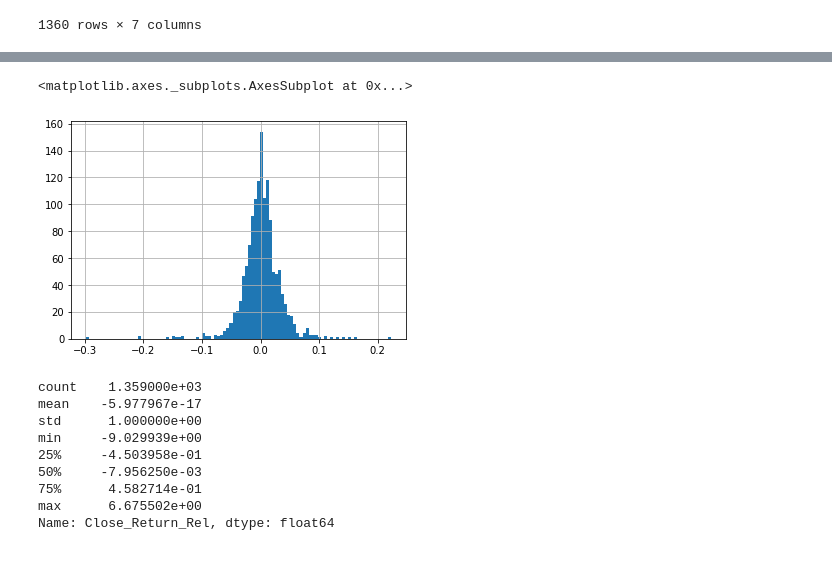
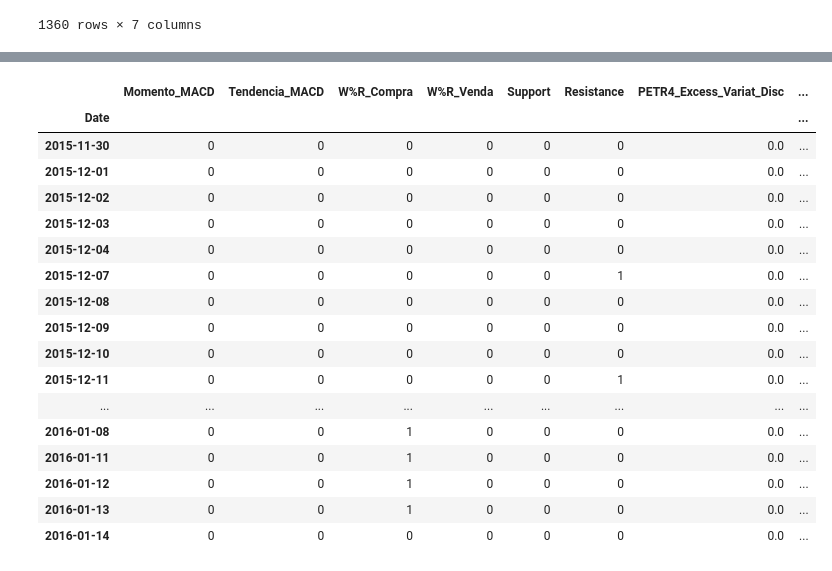
Before and after one commit to nakanoelio/I2A2-challenge-petr4-trad-sys, a Jupyter notebook: I2A2_PETR4_Naive_Bayes_2.ipynb, the cells around one changed output, grey strips where cells are left out. Drawn from its saved outputs; the diff is of its cells as text; code cells hidden in the pictures.

```diff
--- a/I2A2_PETR4_Naive_Bayes_2.ipynb
+++ b/I2A2_PETR4_Naive_Bayes_2.ipynb
@@ -121,14 +179,15 @@ def indicadores(stock_data):
 # %%
 def isSupport(df,i):
     #Estamos utilizando dados futuros!
-    support = df['Low'][i] <= df['Low'][i-1]  and df['Low'][i] <= df['Low'][i+1] and df['Low'][i] < df['Low'][i+2] and df['Low'][i] < df['Low'][i-2]
+    #support = df['Low'][i] <= df['Low'][i-1]  and df['Low'][i] <= df['Low'][i+1] and df['Low'][i] < df['Low'][i+2] and df['Low'][i] < df['Low'][i-2]
+    support = df['Low'][i-1] <= df['Low'][i-3]  and df['Low'][i-2] <= df['Low'][i-1] and df['Low'][i-2] < df['Low'][i] and df['Low'][i-2] < df['Low'][i-4]
 
     return support
 
 def isResistance(df,i):
     #Estamos utilizando dados futuros!
-    resistance = df['High'][i] > df['High'][i-1]  and df['High'][i] > df['High'][i+1] and df['High'][i] > df['High'][i+2] and df['High'][i] > df['High'][i-2]
-
+    #resistance = df['High'][i] > df['High'][i-1]  and df['High'][i] > df['High'][i+1] and df['High'][i] > df['High'][i+2] and df['High'][i] > df['High'][i-2]
+    resistance = df['High'][i-2] > df['High'][i-3]  and df['High'][i-2] > df['High'][i-1] and df['High'][i-2] > df['High'][i] and df['High'][i-2] > df['High'][i-4]
     return resistance
 # %%
 def isFarFromLevel(l,levels,s):
@@ -278,17 +307,2 @@ df_petr4_ind["PETR4_Excess_Variat_Disc"].hist(bins=100)
-# %%
-df_petr4_ind["Close_Return_Rel"].hist(bins=100)
-# %% [output]
-<matplotlib.axes._subplots.AxesSubplot at 0x...>
-[figure, removed]
 # %%
-((df_petr4_ind["Close_Return_Rel"]-df_petr4_ind["Close_Return_Rel"].mean())/df_petr4_ind["Close_Return_Rel"].std()).describe()
+#((df_petr4_ind["Close_Return_Rel"]-df_petr4_ind["Close_Return_Rel"].mean())/df_petr4_ind["Close_Return_Rel"].std()).describe()
-# %% [output]
-count    1.359000e+03
-mean    -5.977967e-17
-std      1.000000e+00
-min     -9.029939e+00
-25%     -4.503958e-01
-50%     -7.956250e-03
-75%      4.582714e-01
-max      6.675502e+00
-Name: Close_Return_Rel, dtype: float64
@@ -295,3 +318,24 @@ Name: Close_Return_Rel, dtype: float64
+# %%
+df_petr4_ind.head(30)
+# %% [output]
+|  | Momento_MACD | Tendencia_MACD | W%R_Compra | W%R_Venda | Support | Resistance | PETR4_Excess_Variat_Disc | ... |
+| Date |  |  |  |  |  |  |  | ... |
+| 2015-11-30 | 0 | 0 | 0 | 0 | 0 | 0 | 0.0 | ... |
+| 2015-12-01 | 0 | 0 | 0 | 0 | 0 | 0 | 0.0 | ... |
+| 2015-12-02 | 0 | 0 | 0 | 0 | 0 | 0 | 0.0 | ... |
+| 2015-12-03 | 0 | 0 | 0 | 0 | 0 | 0 | 0.0 | ... |
+| 2015-12-04 | 0 | 0 | 0 | 0 | 0 | 0 | 0.0 | ... |
+| 2015-12-07 | 0 | 0 | 0 | 0 | 0 | 1 | 0.0 | ... |
+| 2015-12-08 | 0 | 0 | 0 | 0 | 0 | 0 | 0.0 | ... |
+| 2015-12-09 | 0 | 0 | 0 | 0 | 0 | 0 | 0.0 | ... |
+| 2015-12-10 | 0 | 0 | 0 | 0 | 0 | 0 | 0.0 | ... |
+| 2015-12-11 | 0 | 0 | 0 | 0 | 0 | 1 | 0.0 | ... |
+| ... | ... | ... | ... | ... | ... | ... | ... | ... |
+| 2016-01-08 | 0 | 0 | 1 | 0 | 0 | 0 | 0.0 | ... |
+| 2016-01-11 | 0 | 0 | 1 | 0 | 0 | 0 | 0.0 | ... |
+| 2016-01-12 | 0 | 0 | 1 | 0 | 0 | 0 | 0.0 | ... |
+| 2016-01-13 | 0 | 0 | 1 | 0 | 0 | 0 | 0.0 | ... |
+| 2016-01-14 | 0 | 0 | 0 | 0 | 0 | 0 | 0.0 | ... |
 # %%
 dia_ini_train_idx = df_petr4_ind.index.get_loc("2016-01-26 00:00:00")
 dia_fin_train_idx = df_petr4_ind.index.get_loc("2018-01-26 00:00:00")
```
Also changed, not shown: parts of 26 cells of this notebook.
